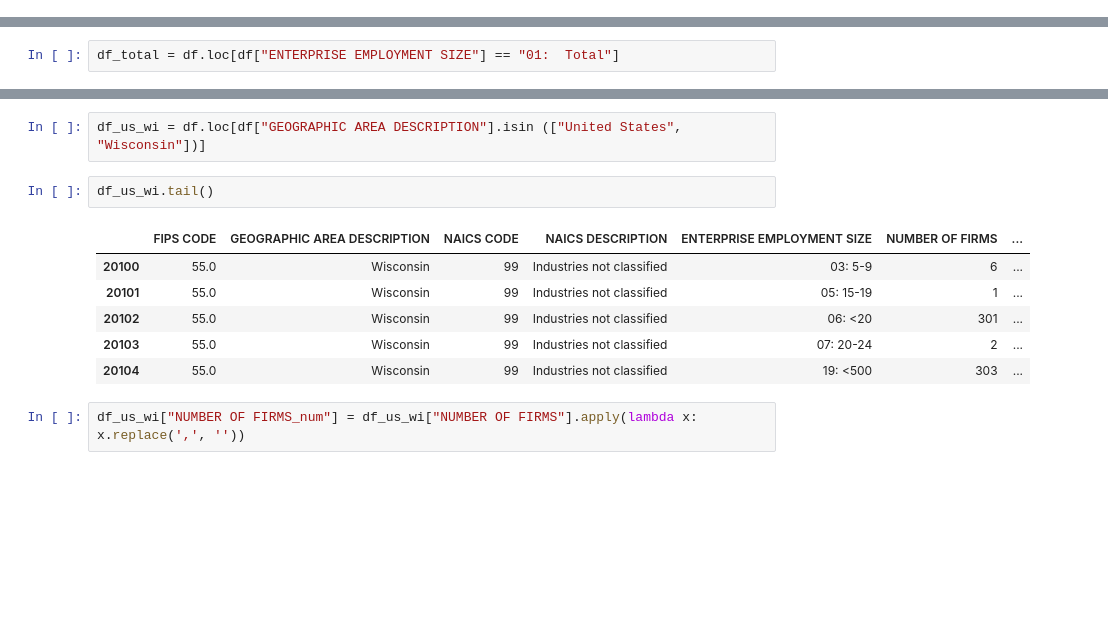
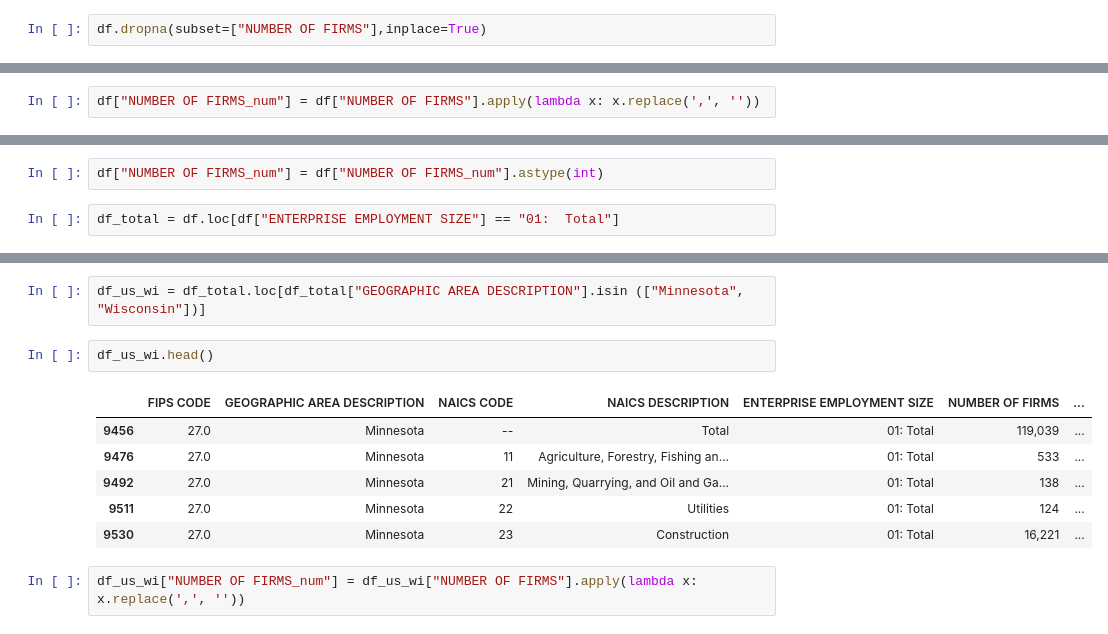
Before and after one commit to harsh29320/Sample_project, a Jupyter notebook: Untitled3.ipynb, the cells around one changed output, grey strips where cells are left out. Saved outputs shown, nothing was run; the diff lists cells and outputs as text; blank space fills up the shorter version.

```diff
--- a/Untitled3.ipynb
+++ b/Untitled3.ipynb
@@ -13,3 +13,5 @@ df.head()
 | 2 | 0.0 | United States | -- | Total | 01: Total | 5,954,684 | ... |
 | 3 | 0.0 | United States | -- | Total | 02: 0-4 | 3,665,182 | ... |
 | 4 | 0.0 | United States | -- | Total | 03: 5-9 | 1,013,878 | ... |
+# %%
+df.dropna(subset=["NUMBER OF FIRMS"],inplace=True)
@@ -15,0 +27,2 @@ df.head()
+# %%
+df["NUMBER OF FIRMS_num"] = df["NUMBER OF FIRMS"].apply(lambda x: x.replace(',', ''))
@@ -16,2 +38,4 @@ df.head()
+# %%
+df["NUMBER OF FIRMS_num"] = df["NUMBER OF FIRMS_num"].astype(int)
 # %%
 df_total = df.loc[df["ENTERPRISE EMPLOYMENT SIZE"] == "01:  Total"]
@@ -18,14 +63,14 @@ df_total = df.loc[df["ENTERPRISE EMPLOYMENT SIZE"] == "01:  Total"]
 # %%
-df_us_wi = df.loc[df["GEOGRAPHIC AREA DESCRIPTION"].isin (["United States", "Wisconsin"])]
+df_us_wi = df_total.loc[df_total["GEOGRAPHIC AREA DESCRIPTION"].isin (["Minnesota", "Wisconsin"])]
 # %%
-df_us_wi.tail()
+df_us_wi.head()
 # %% [output]
 |  | FIPS CODE | GEOGRAPHIC AREA DESCRIPTION | NAICS CODE | NAICS DESCRIPTION | ENTERPRISE EMPLOYMENT SIZE | NUMBER OF FIRMS | ... |
-| 20100 | 55.0 | Wisconsin | 99 | Industries not classified | 03: 5-9 | 6 | ... |
-| 20101 | 55.0 | Wisconsin | 99 | Industries not classified | 05: 15-19 | 1 | ... |
-| 20102 | 55.0 | Wisconsin | 99 | Industries not classified | 06: <20 | 301 | ... |
-| 20103 | 55.0 | Wisconsin | 99 | Industries not classified | 07: 20-24 | 2 | ... |
-| 20104 | 55.0 | Wisconsin | 99 | Industries not classified | 19: <500 | 303 | ... |
+| 9456 | 27.0 | Minnesota | -- | Total | 01: Total | 119,039 | ... |
+| 9476 | 27.0 | Minnesota | 11 | Agriculture, Forestry, Fishing an... | 01: Total | 533 | ... |
+| 9492 | 27.0 | Minnesota | 21 | Mining, Quarrying, and Oil and Ga... | 01: Total | 138 | ... |
+| 9511 | 27.0 | Minnesota | 22 | Utilities | 01: Total | 124 | ... |
+| 9530 | 27.0 | Minnesota | 23 | Construction | 01: Total | 16,221 | ... |
 # %%
 df_us_wi["NUMBER OF FIRMS_num"] = df_us_wi["NUMBER OF FIRMS"].apply(lambda x: x.replace(',', ''))
 # %% [output]
```
Also changed, not shown: parts of 10 cells of this notebook.
